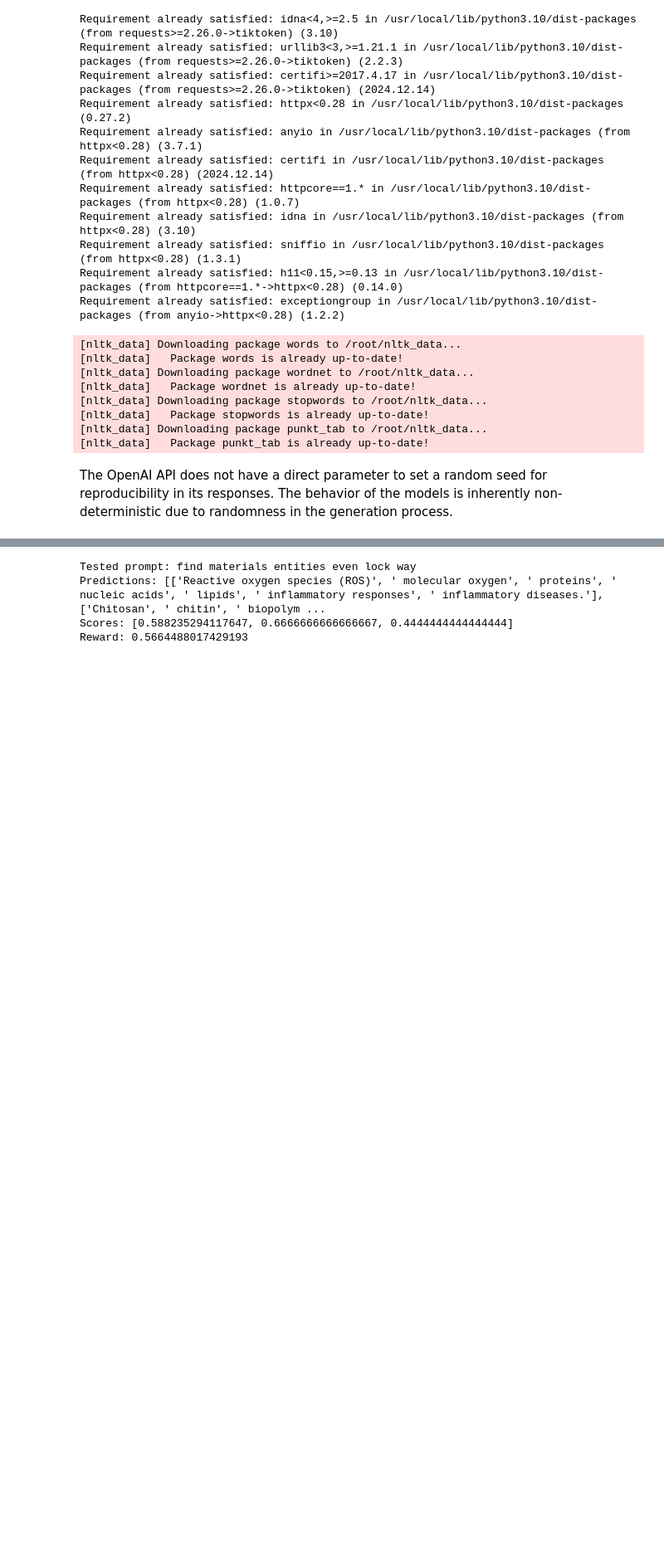
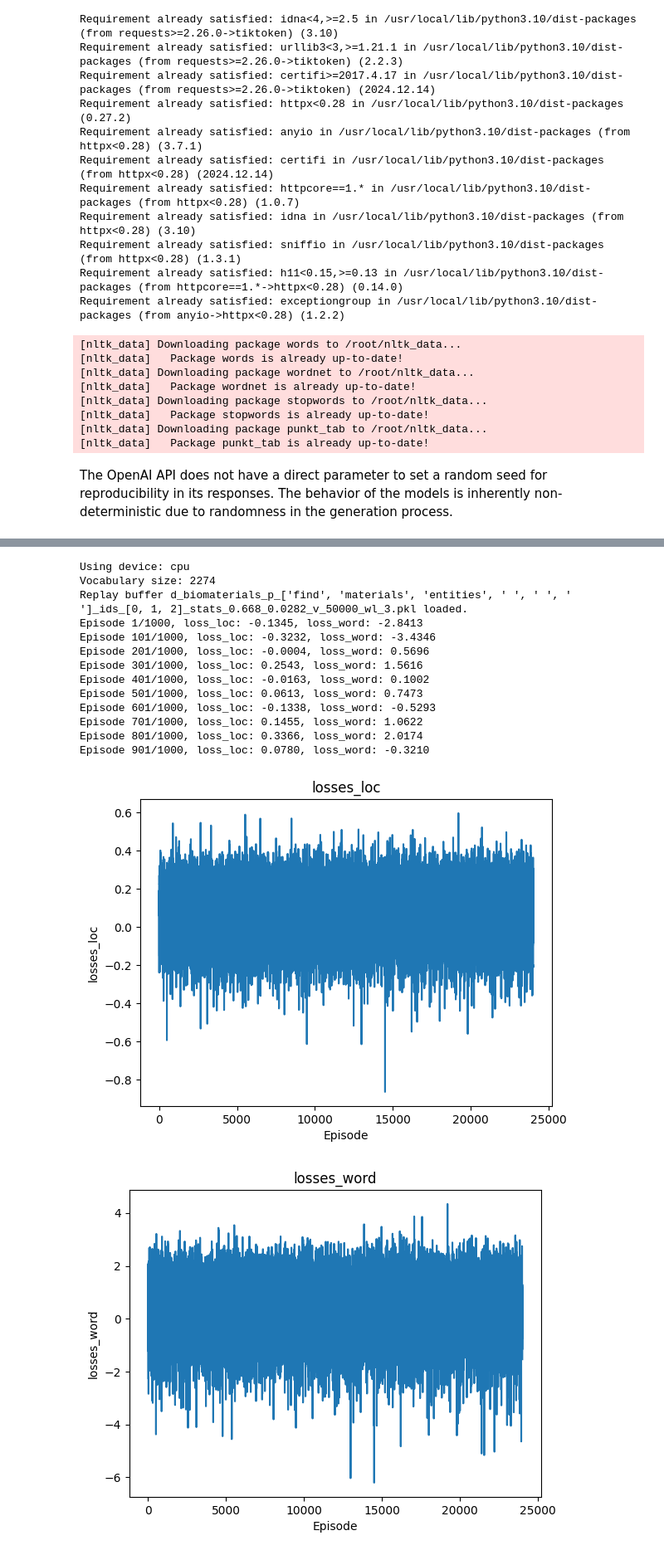
Before and after one commit to BOWENmeZHENG/RL, a Jupyter notebook: train.ipynb, the cells around one changed output, grey strips where cells are left out. Shown at 83% size. Drawn from its saved outputs; the diff is of its cells as text; code cells hidden in the pictures; blank space fills up the shorter version.

```diff
--- a/train.ipynb
+++ b/train.ipynb
@@ -89,7 +115,0 @@ len(test_transition)
-# %%
-rl.do_test(prompt="find materials entities even lock way", save_results=False, client=OpenAI(api_key=config["OPENAI_API_KEY"]), dataset="biomaterials_eval")
-# %% [output]
-Tested prompt: find materials entities even lock way
-Predictions: [['Reactive oxygen species (ROS)', ' molecular oxygen', ' proteins', ' nucleic acids', ' lipids', ' inflammatory responses', ' inflammatory diseases.'], ['Chitosan', ' chitin', ' biopolym ...
-Scores: [0.588235294117647, 0.6666666666666667, 0.4444444444444444]
-Reward: 0.5664488017429193
@@ -103,0 +116,33 @@ Reward: 0.5664488017429193
+# %%
+V_SIZE = 50000
+WORD_LEN_MIN = 3
+EPOCHS = 1000
+PROMPT_INIT = ["find", "materials", "entities", " ", " ", " "]
+BATCH_SIZE = 64
+MEAN_RANDOM = 0.668
+STD_RANDOM = 0.0282
+LRs = [1e-3, 1e-4]
+HIDDENs = [64, 128]
+SEED = 12634
+PRINT_INTERVAL = 100
+REPLAY_NAME = "d_biomaterials_p_['find', 'materials', 'entities', ' ', ' ', ' ']_ids_[0, 1, 2]_stats_0.668_0.0282_v_50000_wl_3"
+rl.do_training_exp_rply(prompt_length=len(PROMPT_INIT), replay_name=REPLAY_NAME, batch_size=BATCH_SIZE,
+                        mean_random=MEAN_RANDOM, std_random=STD_RANDOM, epochs=EPOCHS, learning_rates=LRs,
+                        v_size=V_SIZE, word_len_min=WORD_LEN_MIN, hiddens=HIDDENs, seed=SEED,
+                        print_interval=PRINT_INTERVAL)
+# %% [output]
+Using device: cpu
+Vocabulary size: 2274
+Replay buffer d_biomaterials_p_['find', 'materials', 'entities', ' ', ' ', ' ']_ids_[0, 1, 2]_stats_0.668_0.0282_v_50000_wl_3.pkl loaded.
+Episode 1/1000, loss_loc: -0.1345, loss_word: -2.8413
+Episode 101/1000, loss_loc: -0.3232, loss_word: -3.4346
+Episode 201/1000, loss_loc: -0.0004, loss_word: 0.5696
+Episode 301/1000, loss_loc: 0.2543, loss_word: 1.5616
+Episode 401/1000, loss_loc: -0.0163, loss_word: 0.1002
+Episode 501/1000, loss_loc: 0.0613, loss_word: 0.7473
+Episode 601/1000, loss_loc: -0.1338, loss_word: -0.5293
+Episode 701/1000, loss_loc: 0.1455, loss_word: 1.0622
+Episode 801/1000, loss_loc: 0.3366, loss_word: 2.0174
+Episode 901/1000, loss_loc: 0.0780, loss_word: -0.3210
+[figure, added]
+[figure, added]
```
Also changed, not shown: parts of 6 cells of this notebook, 1 other file.
